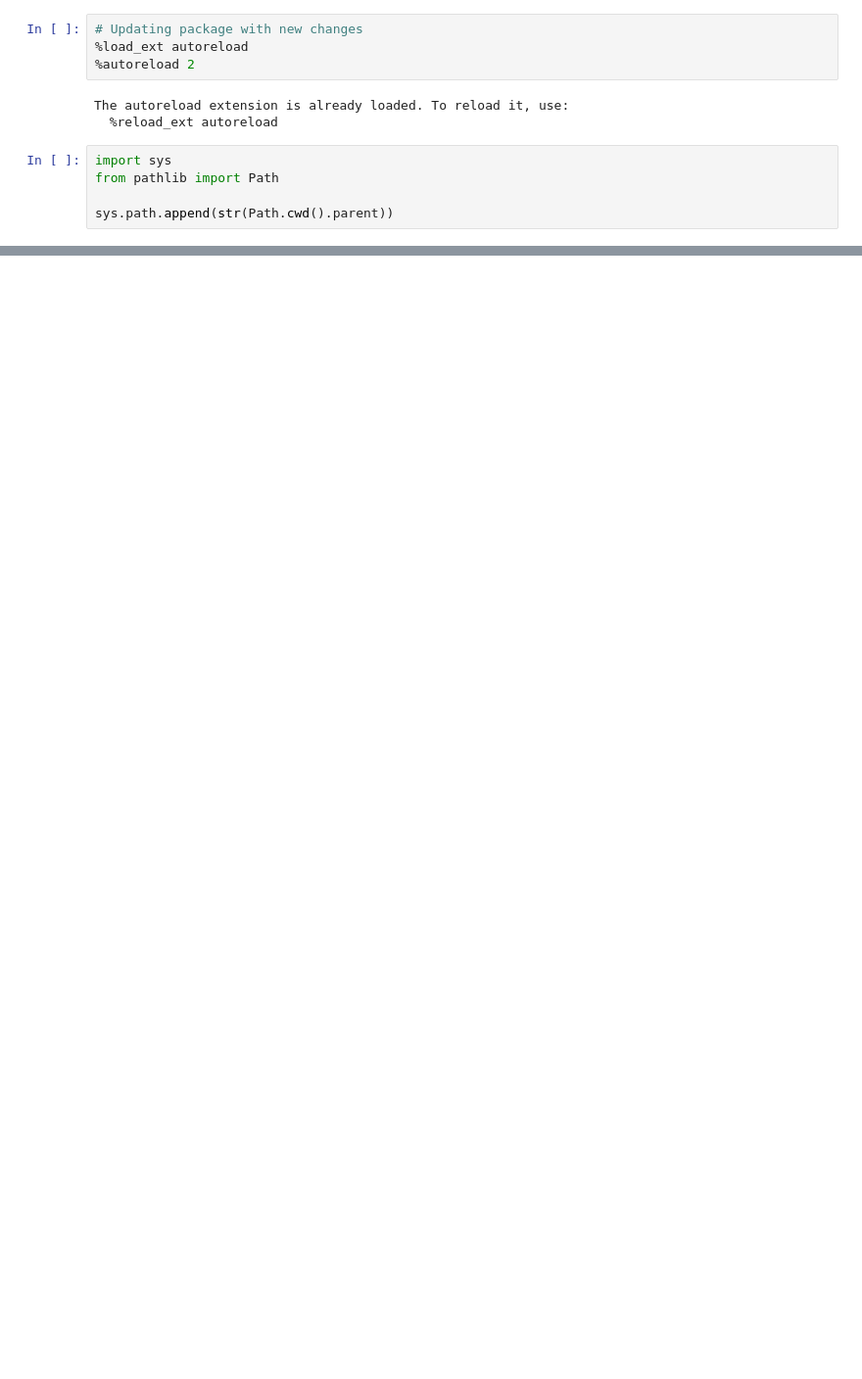
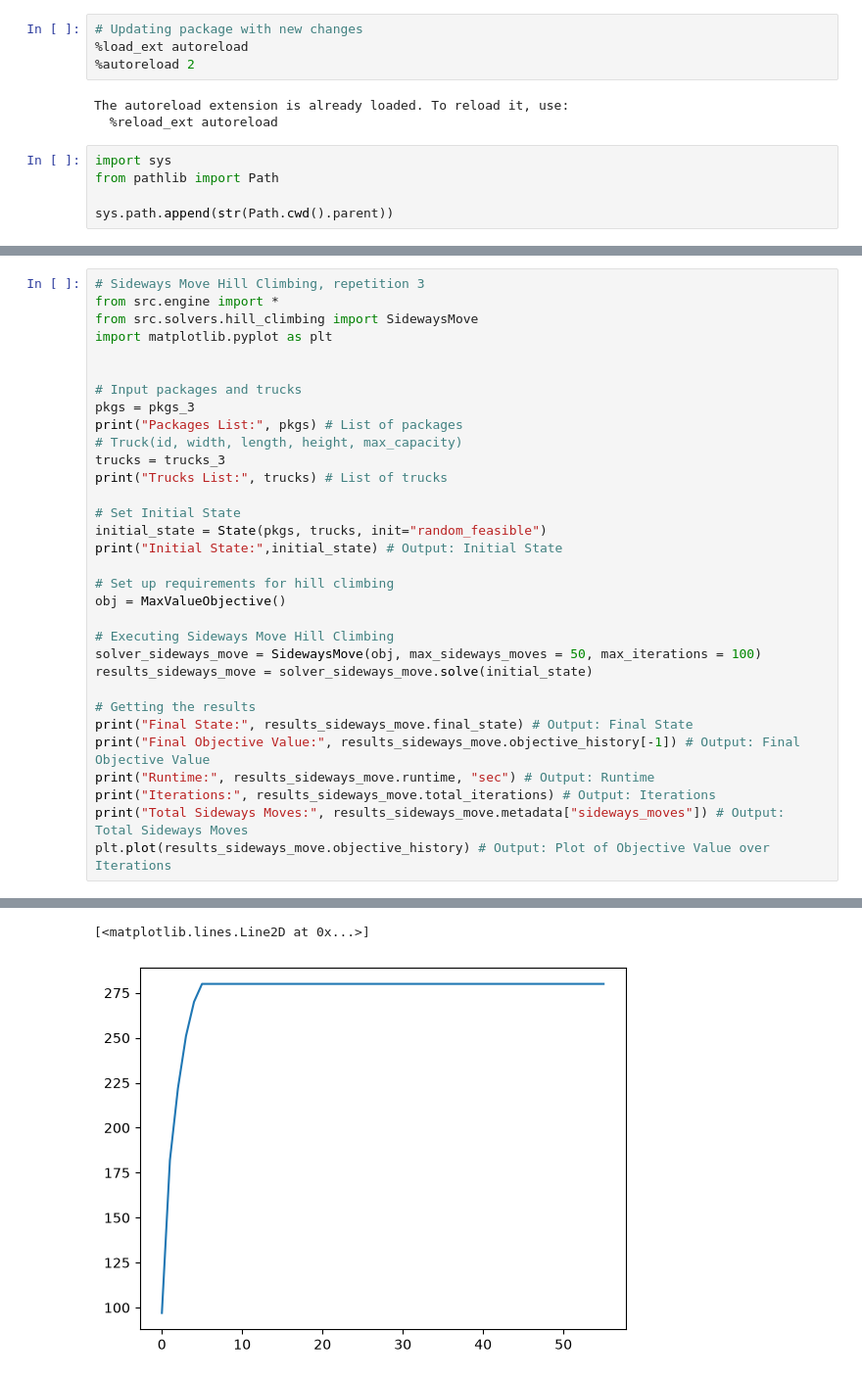
Before and after one commit to timoruslim/IF3170_G60_MoreArtificialThanIntelligence, a Jupyter notebook: notebook/hill_climbing.ipynb, the cells around one changed output, grey strips where cells are left out. Shown at 98% size. Cells and saved outputs as stored; diff of their text form; blank space fills up the shorter version.

```diff
--- a/notebook/hill_climbing.ipynb
+++ b/notebook/hill_climbing.ipynb
@@ -126,0 +374,33 @@ Total Sideways Moves: 50
+# %%
+# Sideways Move Hill Climbing, repetition 3
+from src.engine import *
+from src.solvers.hill_climbing import SidewaysMove
+import matplotlib.pyplot as plt
+
+
+# Input packages and trucks
+pkgs = pkgs_3
+print("Packages List:", pkgs) # List of packages
+# Truck(id, width, length, height, max_capacity)
+trucks = trucks_3
+print("Trucks List:", trucks) # List of trucks
+
+# Set Initial State
+initial_state = State(pkgs, trucks, init="random_feasible")
+print("Initial State:",initial_state) # Output: Initial State
+
+# Set up requirements for hill climbing
+obj = MaxValueObjective()
+
+# Executing Sideways Move Hill Climbing
+solver_sideways_move = SidewaysMove(obj, max_sideways_moves = 50, max_iterations = 100)
+results_sideways_move = solver_sideways_move.solve(initial_state)
+
+# Getting the results
+print("Final State:", results_sideways_move.final_state) # Output: Final State
+print("Final Objective Value:", results_sideways_move.objective_history[-1]) # Output: Final Objective Value
+print("Runtime:", results_sideways_move.runtime, "sec") # Output: Runtime
+print("Iterations:", results_sideways_move.total_iterations) # Output: Iterations
+print("Total Sideways Moves:", results_sideways_move.metadata["sideways_moves"]) # Output: Total Sideways Moves
+plt.plot(results_sideways_move.objective_history) # Output: Plot of Objective Value over Iterations
+# %% [output]
@@ -127 +424,3 @@ Total Sideways Moves: 50
+[<matplotlib.lines.Line2D at 0x...>]
+[figure, added]
 # %%
```
Also changed, not shown: parts of 14 cells of this notebook.
